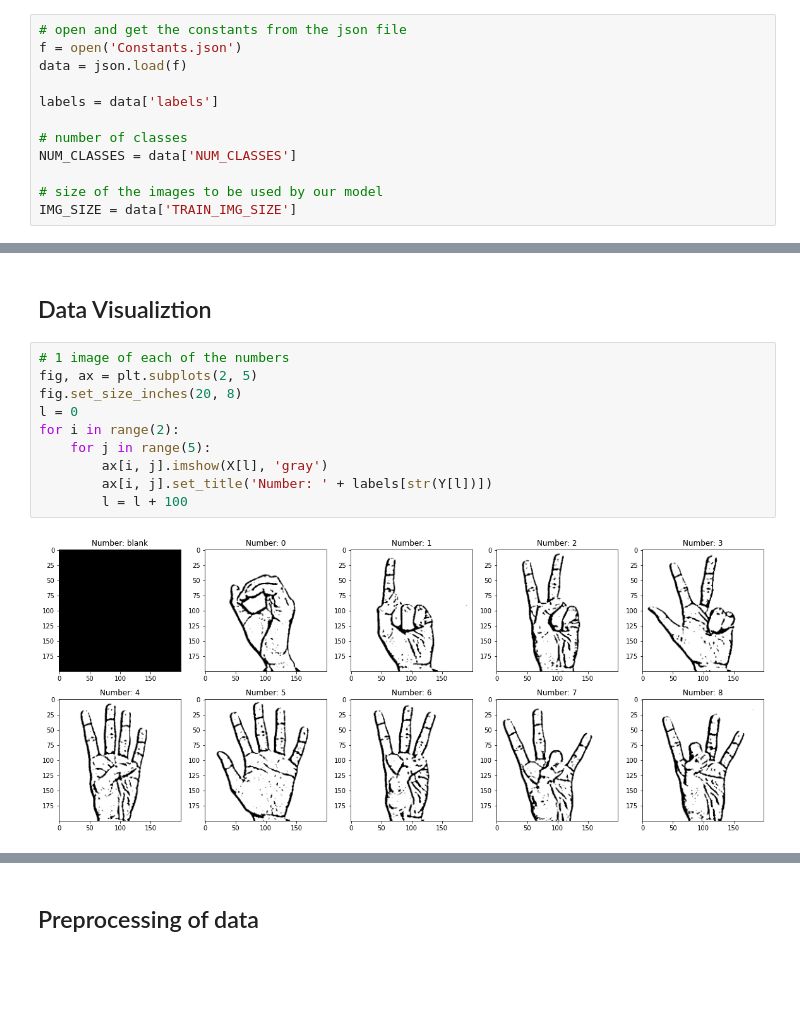
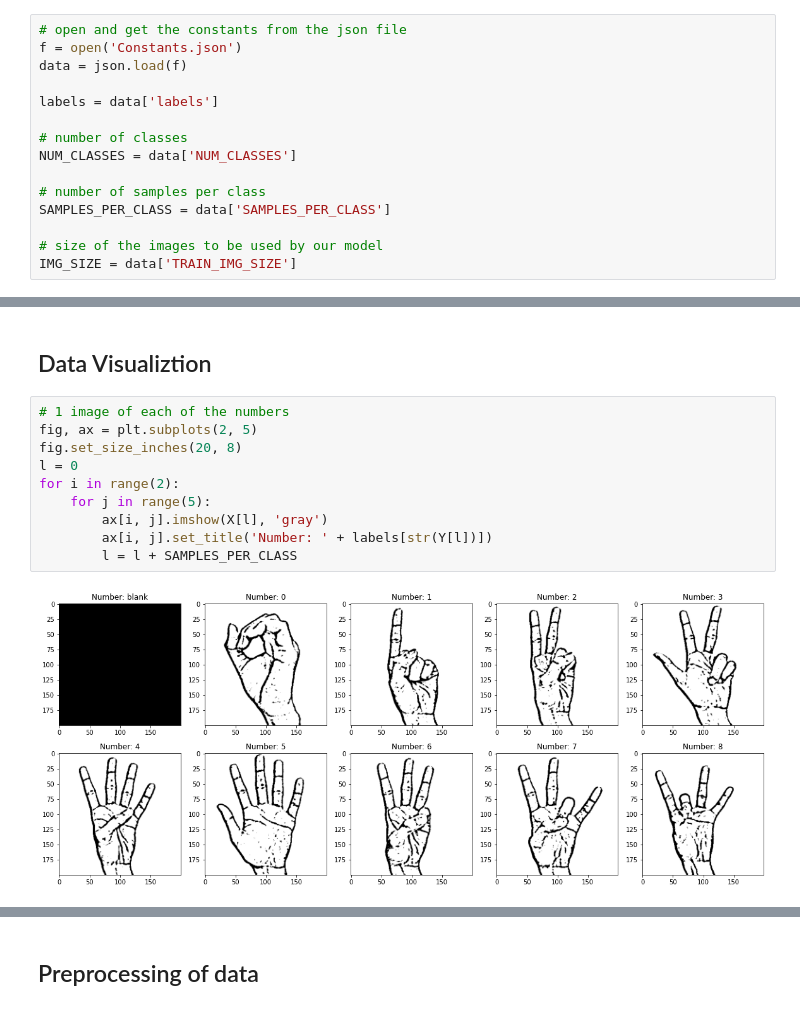
Before and after one commit to samyak-uttam/Sign-Language-Recognition, a Jupyter notebook: Sign Language Recognition.ipynb, the cells around one changed output, grey strips where cells are left out. Drawn from its saved outputs; the diff is of its cells as text; blank space fills up the shorter version.

```diff
--- a/Sign Language Recognition.ipynb
+++ b/Sign Language Recognition.ipynb
@@ -24,6 +24,9 @@ labels = data['labels']
 # number of classes
 NUM_CLASSES = data['NUM_CLASSES']
 
+# number of samples per class
+SAMPLES_PER_CLASS = data['SAMPLES_PER_CLASS']
+
 # size of the images to be used by our model
 IMG_SIZE = data['TRAIN_IMG_SIZE']
 # %%
@@ -46,15 +49,15 @@ DIR = './dataset/'
 # %%
 # 1 image of each of the numbers
 fig, ax = plt.subplots(2, 5)
 fig.set_size_inches(20, 8)
 l = 0
 for i in range(2):
     for j in range(5):
         ax[i, j].imshow(X[l], 'gray')
         ax[i, j].set_title('Number: ' + labels[str(Y[l])])
-        l = l + 100
+        l = l + SAMPLES_PER_CLASS
 # %% [output]
-[figure, old version]
+[figure, new version]
 # %%
 # 1 image of each of the characters
 fig, ax = plt.subplots(5, 5)
```
Also changed, not shown: parts of 5 cells of this notebook, 4 other files.
